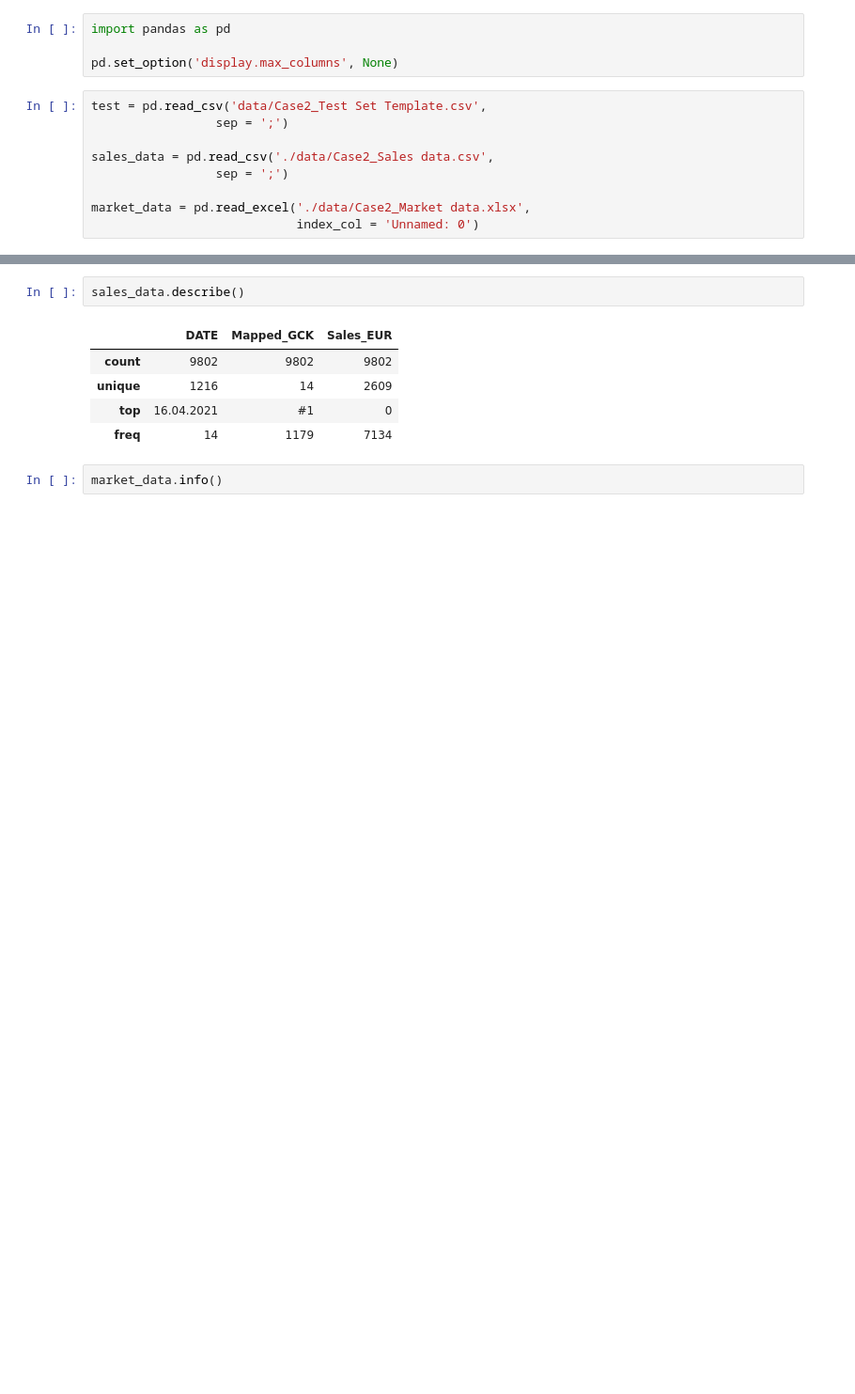
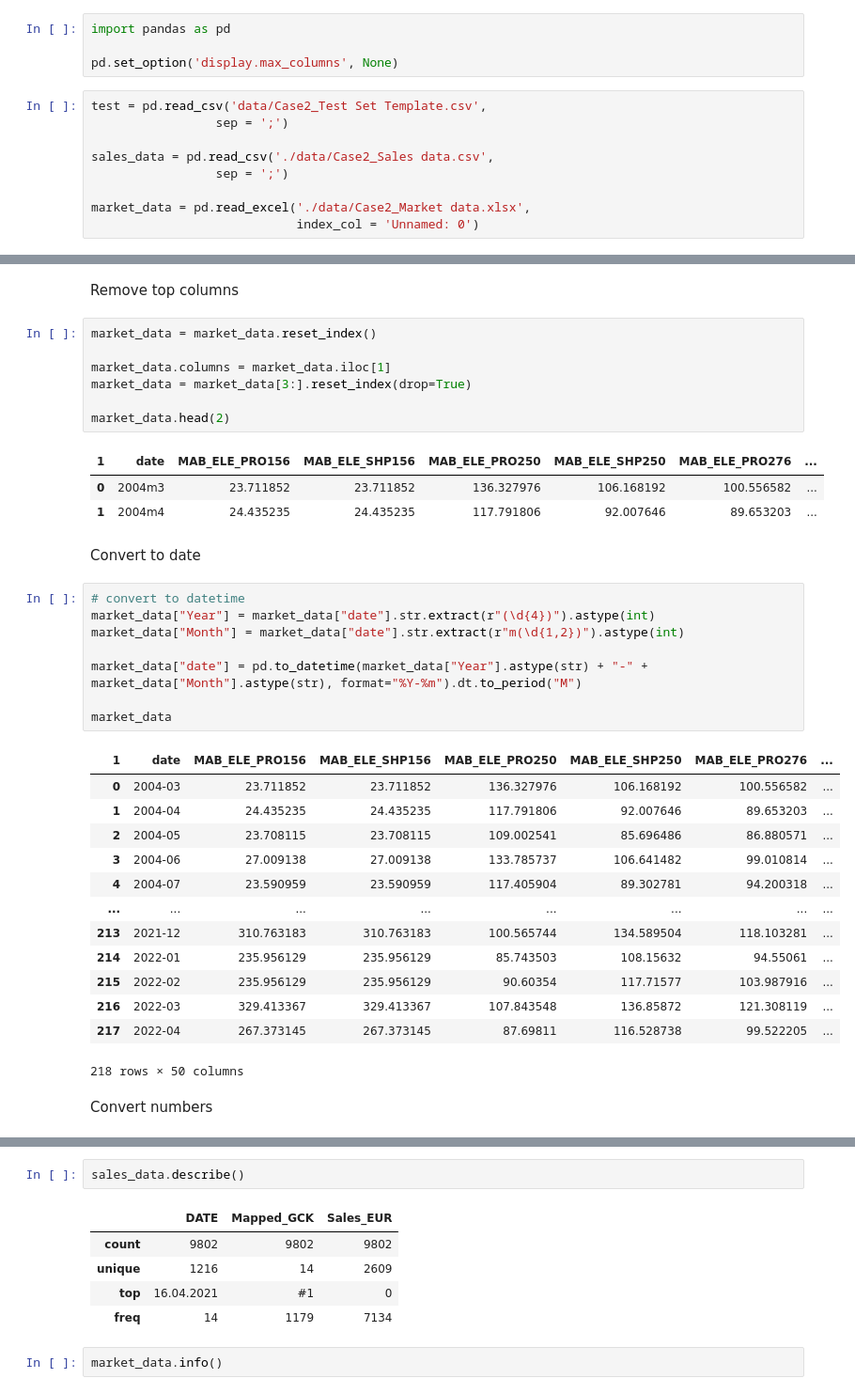
Before and after one commit to MGN19/Siemens-forecast, a Jupyter notebook: test_ant.ipynb, the cells around one changed output, grey strips where cells are left out. Shown at 94% size. Drawn from its saved outputs; the diff is of its cells as text; blank space fills up the shorter version.

```diff
--- a/test_ant.ipynb
+++ b/test_ant.ipynb
@@ -13,0 +60,39 @@ market_data = pd.read_excel('./data/Case2_Market data.xlsx',
+# %% [markdown]
+Remove top columns
+# %%
+market_data = market_data.reset_index()
+
+market_data.columns = market_data.iloc[1]
+market_data = market_data[3:].reset_index(drop=True)
+
+market_data.head(2)
+# %% [output]
+| 1 | date | MAB_ELE_PRO156 | MAB_ELE_SHP156 | MAB_ELE_PRO250 | MAB_ELE_SHP250 | MAB_ELE_PRO276 | ... |
+| 0 | 2004m3 | 23.711852 | 23.711852 | 136.327976 | 106.168192 | 100.556582 | ... |
+| 1 | 2004m4 | 24.435235 | 24.435235 | 117.791806 | 92.007646 | 89.653203 | ... |
+# %% [markdown]
+Convert to date
+# %%
+# convert to datetime
+market_data["Year"] = market_data["date"].str.extract(r"(\d{4})").astype(int)
+market_data["Month"] = market_data["date"].str.extract(r"m(\d{1,2})").astype(int)
+
+market_data["date"] = pd.to_datetime(market_data["Year"].astype(str) + "-" + market_data["Month"].astype(str), format="%Y-%m").dt.to_period("M")
+
+market_data
+# %% [output]
+| 1 | date | MAB_ELE_PRO156 | MAB_ELE_SHP156 | MAB_ELE_PRO250 | MAB_ELE_SHP250 | MAB_ELE_PRO276 | ... |
+| 0 | 2004-03 | 23.711852 | 23.711852 | 136.327976 | 106.168192 | 100.556582 | ... |
+| 1 | 2004-04 | 24.435235 | 24.435235 | 117.791806 | 92.007646 | 89.653203 | ... |
+| 2 | 2004-05 | 23.708115 | 23.708115 | 109.002541 | 85.696486 | 86.880571 | ... |
+| 3 | 2004-06 | 27.009138 | 27.009138 | 133.785737 | 106.641482 | 99.010814 | ... |
+| 4 | 2004-07 | 23.590959 | 23.590959 | 117.405904 | 89.302781 | 94.200318 | ... |
+| ... | ... | ... | ... | ... | ... | ... | ... |
+| 213 | 2021-12 | 310.763183 | 310.763183 | 100.565744 | 134.589504 | 118.103281 | ... |
+| 214 | 2022-01 | 235.956129 | 235.956129 | 85.743503 | 108.15632 | 94.55061 | ... |
+| 215 | 2022-02 | 235.956129 | 235.956129 | 90.60354 | 117.71577 | 103.987916 | ... |
+| 216 | 2022-03 | 329.413367 | 329.413367 | 107.843548 | 136.85872 | 121.308119 | ... |
+| 217 | 2022-04 | 267.373145 | 267.373145 | 87.69811 | 116.528738 | 99.522205 | ... |
+218 rows × 50 columns
+# %% [markdown]
+Convert numbers
```
Also changed, not shown: parts of 10 cells of this notebook, 1 other file.
